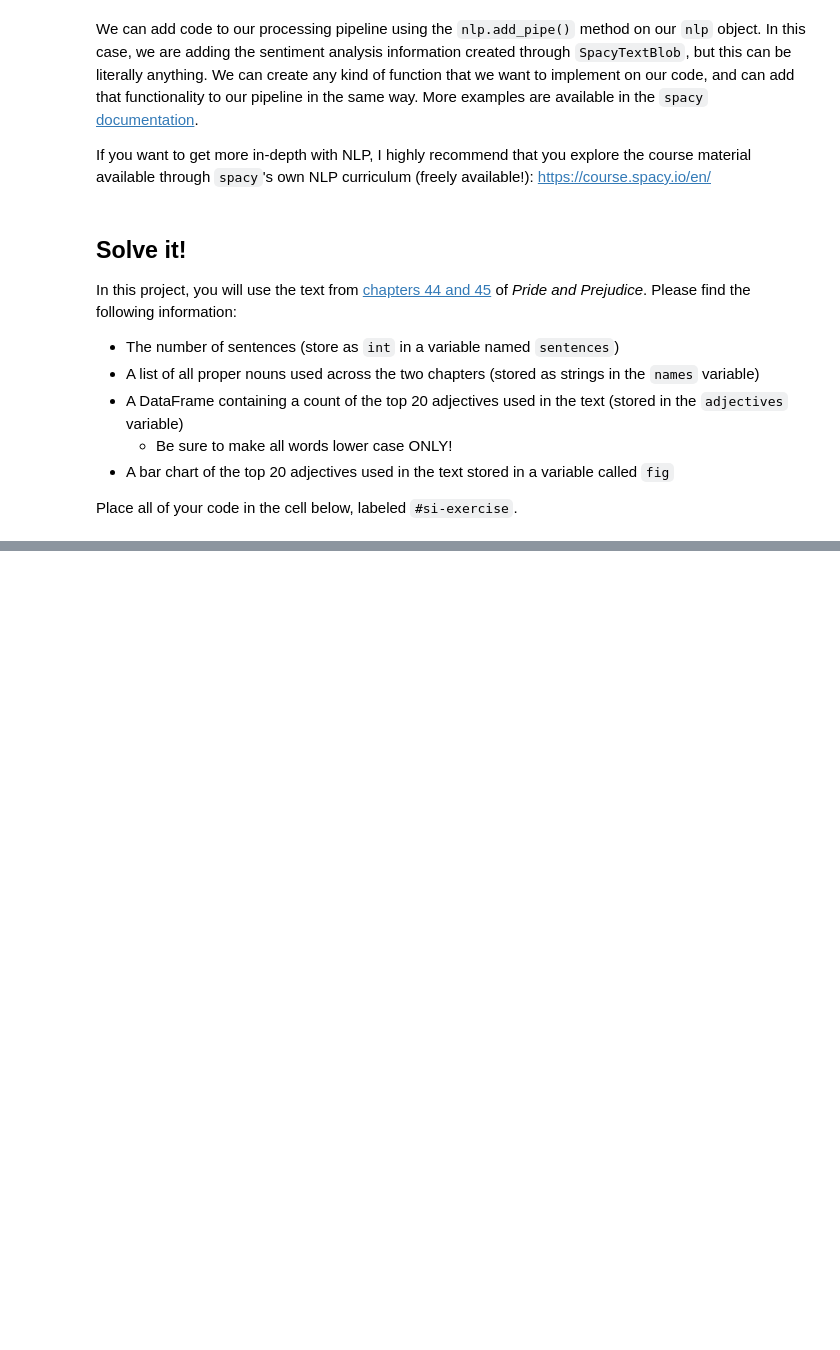
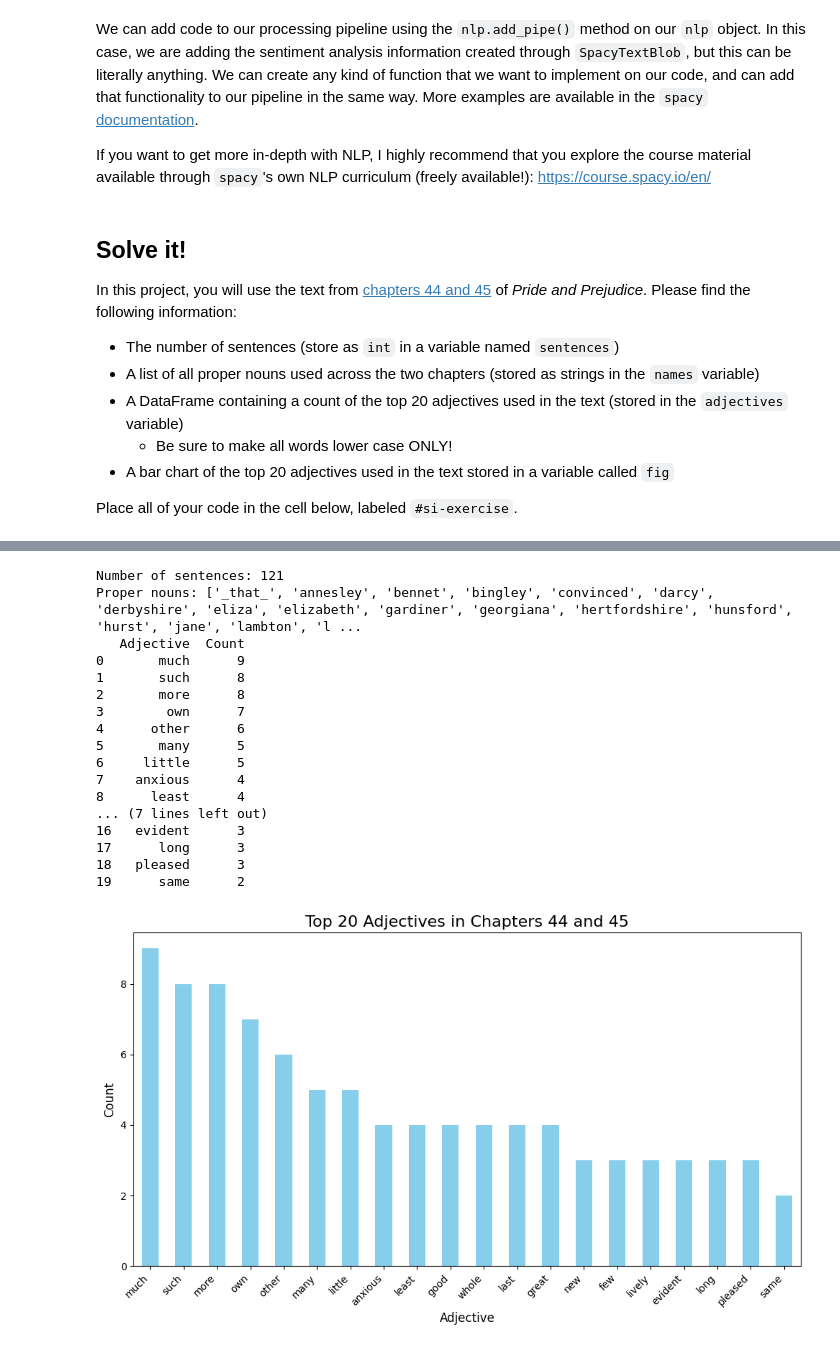
Before and after one commit to sravan12521/econ8320-assignment-12, a Jupyter notebook: Lesson.ipynb, the cells around one changed output, grey strips where cells are left out. Drawn from its saved outputs; the diff is of its cells as text; code cells hidden in the pictures; blank space fills up the shorter version.

```diff
--- a/Lesson.ipynb
+++ b/Lesson.ipynb
@@ -284,0 +194,58 @@ fig.show()
+# %%
+#si-exercise
+
+import nltk
+from nltk.tokenize import sent_tokenize, word_tokenize
+from nltk import pos_tag
+from collections import Counter
+import pandas as pd
+import matplotlib.pyplot as plt
+import requests
+
+# Ensure the NLTK data is available
+nltk.download("punkt")
+nltk.download("averaged_perceptron_tagger")
+
+# Fetch the text from the provided URL
+url = "https://raw.githubusercontent.com/dustywhite7/Econ8320/refs/heads/master/AssignmentData/prideAndPrejudiceChapters.txt"
+response = requests.get(url)
+text = response.text
+
+
+
+# Process the extracted text
+# Count the number of sentences
+sentences = len(sent_tokenize(text))
+print(f"Number of sentences: {sentences}")
+
+# Tokenize words and identify proper nouns
+words = word_tokenize(text)
+tagged_words = pos_tag(words)
+names = sorted({word.lower() for word, tag in tagged_words if tag == "NNP"})
+print(f"Proper nouns: {names}")
+
+# Identify adjectives and convert them to lowercase
+adjectives = [word.lower() for word, tag in tagged_words if tag in ("JJ", "JJR", "JJS")]
+
+# Count the top 20 adjectives
+adjective_counts = Counter(adjectives).most_common(20)
+
+# Create a DataFrame for the adjectives
+adjectives_df = pd.DataFrame(adjective_counts, columns=["Adjective", "Count"])
+print(adjectives_df)
+
+# Plot the top 20 adjectives
+fig, ax = plt.subplots(figsize=(10, 6))
+adjectives_df.plot(kind="bar", x="Adjective", y="Count", ax=ax, legend=False, color="skyblue")
+ax.set_title("Top 20 Adjectives in Chapters 44 and 45", fontsize=16)
+ax.set_ylabel("Count", fontsize=12)
+ax.set_xlabel("Adjective", fontsize=12)
+plt.xticks(rotation=45, ha="right")
+plt.tight_layout()
+
+# Save the figure to the variable
+fig = ax.get_figure()
+
+# Display the plot
+plt.show()
+# %% [output]
@@ -284,0 +258,18 @@ fig.show()
+Number of sentences: 121
+Proper nouns: ['_that_', 'annesley', 'bennet', 'bingley', 'convinced', 'darcy', 'derbyshire', 'eliza', 'elizabeth', 'gardiner', 'georgiana', 'hertfordshire', 'hunsford', 'hurst', 'jane', 'lambton', 'l ...
+   Adjective  Count
+0       much      9
+1       such      8
+2       more      8
+3        own      7
+4      other      6
+5       many      5
+6     little      5
+7    anxious      4
+8      least      4
+... (7 lines left out)
+16   evident      3
+17      long      3
+18   pleased      3
+19      same      2
+[figure, added]
```
Also changed, not shown: parts of 2 cells of this notebook.
